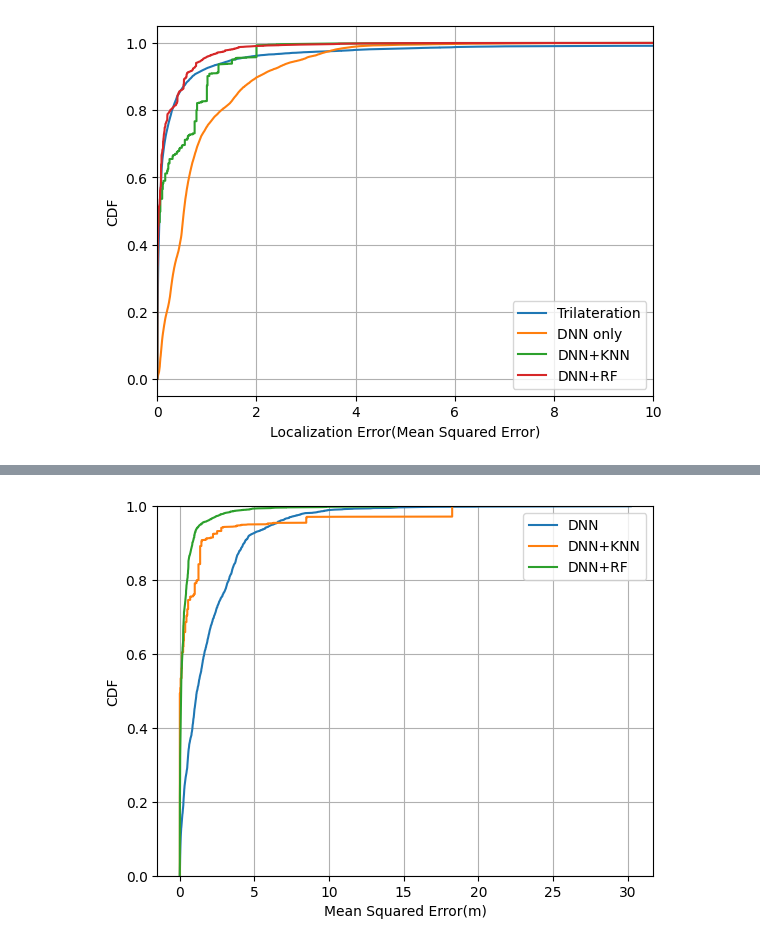
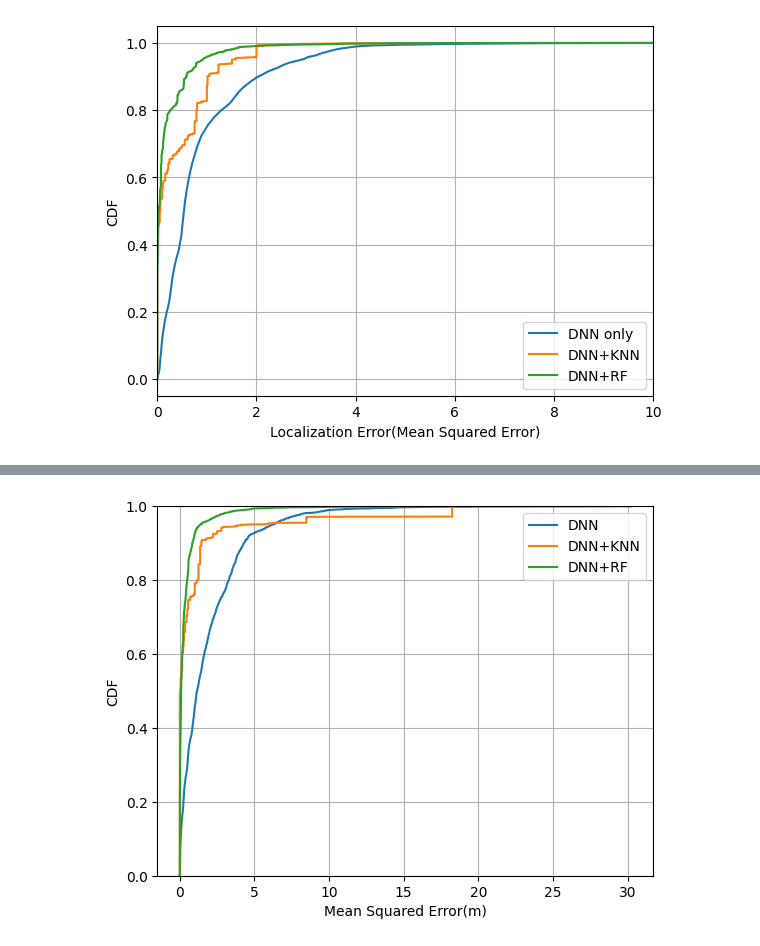
Before and after one commit to ranalila98/RTT-FIngerprinting-with-offset, a Jupyter notebook: RTT-Fingerprinting with offset/CDF_final.ipynb, the cells around one changed output, grey strips where cells are left out. Saved outputs shown, nothing was run; the diff lists cells and outputs as text; code cells hidden in the pictures.

```diff
--- a/RTT-Fingerprinting with offset/CDF_final.ipynb
+++ b/RTT-Fingerprinting with offset/CDF_final.ipynb
@@ -121,20 +121,21 @@ cdf4=np.arange(len(sorted_mse4))/float(len(sorted_mse4))
 # %%
 plt.xlabel('Localization Error(Mean Squared Error)')
 plt.ylabel('CDF')
 #plt.title('CDF using sorting the data')
 
-plt.plot(sorted_mse3, cdf3, label='Trilateration')
+# plt.plot(sorted_mse3, cdf3, label='Trilateration')
 plt.plot(sorted_mse4, cdf4 ,label='DNN only')
 plt.plot(sorted_mse2, cdf2, label='DNN+KNN')
 plt.plot(sorted_mse1, cdf1, label='DNN+RF')
 
 plt.legend()
 # plt.ylim([0, 2])
 plt.xlim([0, 10])
 plt.grid()
+plt.savefig('plot1.pdf', format='pdf')
 plt.show()
 # %% [output]
-[figure, old version]
+[figure, new version]
 # %%
 #combining no of csv file into one file with name combine_csv
 os.chdir(r'C:\Users\LILA\Desktop\RTT-FIngerprinting-with-offset\RTT-Fingerprinting with offset\Output')
```
Also changed, not shown: parts of 2 cells of this notebook.
